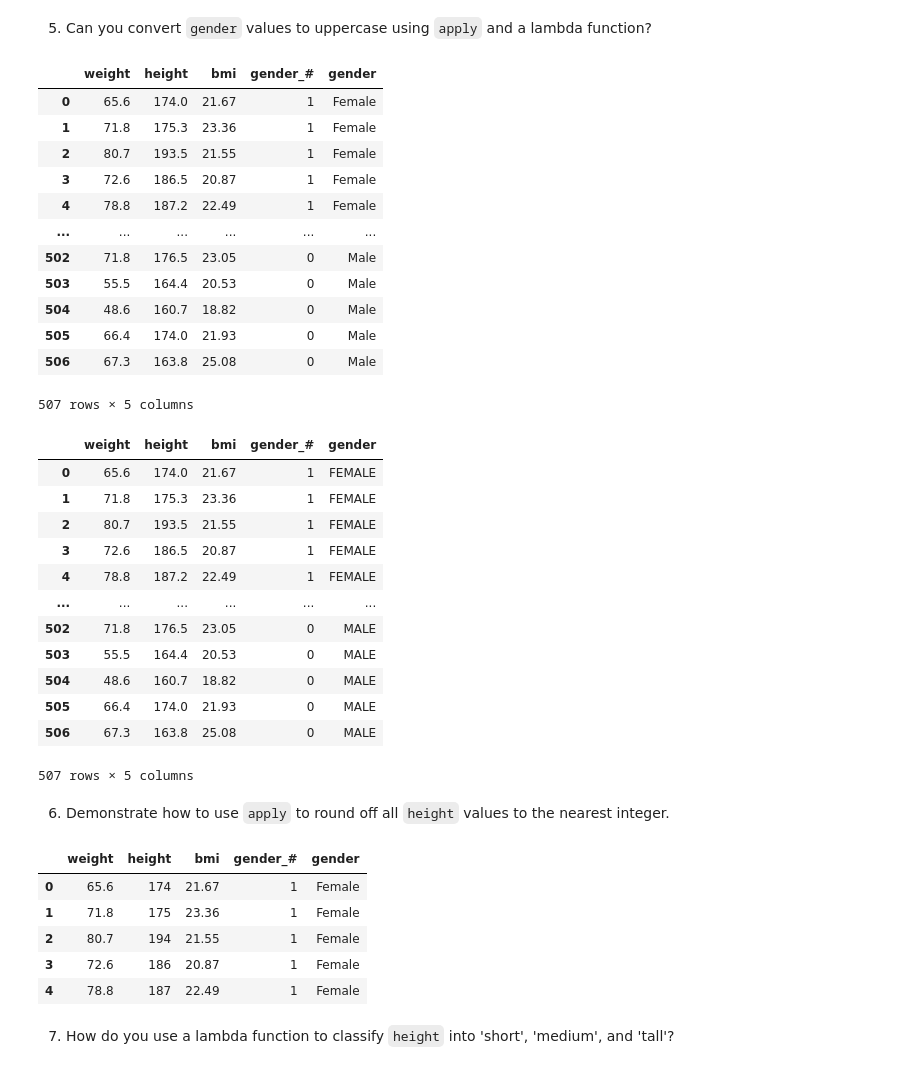
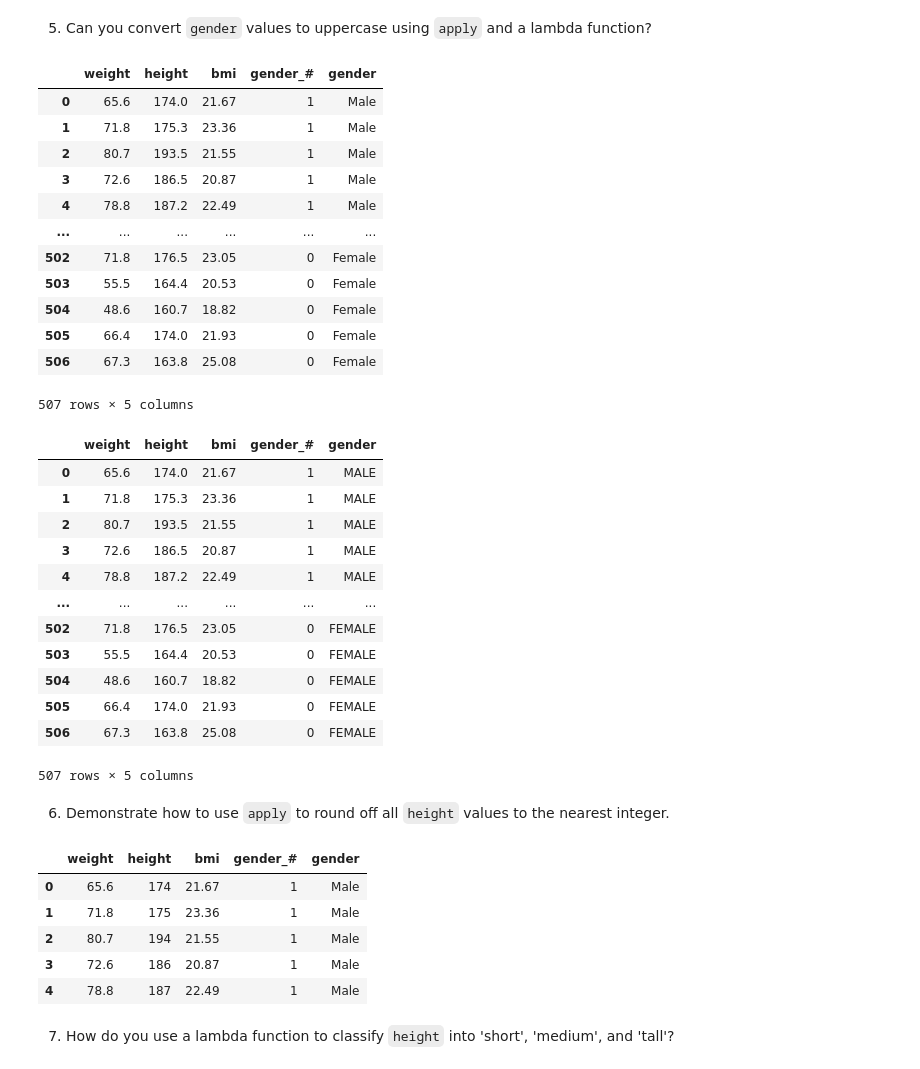
Before and after one commit to jordanriver/DScourse, a Jupyter notebook: Homework/week6_ex_apply_lambda_jordan.ipynb, the cells around one changed output. Cells and saved outputs as stored; diff of their text form; code cells hidden in the pictures.

Commit message:
Update #3 week6_ex_apply_lambda_jordan.ipynb 12.11.2023

```diff
--- a/Homework/week6_ex_apply_lambda_jordan.ipynb
+++ b/Homework/week6_ex_apply_lambda_jordan.ipynb
@@ -5,7 +5,7 @@ import numpy as np
 %reload_ext autoreload
 %autoreload 2
 # %%
-df = pd.read_csv('/workspaces/DScourse/CourseMaterials/Python_Pandas/data/health_data.csv')
+df = pd.read_csv('/workspaces/DScourse/CourseMaterials/Pandas/data/health_data.csv')
 # %% [markdown]
 # Meeting 6: `apply` and `lambda` Exercises
 
@@ -92,24 +92,24 @@ df.head()
 # %%
 # Reorder the columns of the dataframe and rename the gender column
 df.rename(columns={'gender': 'gender_#'}, inplace=True)
 df = df[['weight', 'height', 'bmi', 'gender_#']]
 
 # Add a gender column where 0 = male and 1 = female
-df['gender'] = df['gender_#'].apply(lambda x: 'Male' if x == 0 else 'Female')
+df['gender'] = df['gender_#'].apply(lambda x: 'Male' if x == 1 else 'Female')
 df
 # %% [output]
 |  | weight | height | bmi | gender_# | gender |
-| 0 | 65.6 | 174.0 | 21.67 | 1 | Female |
-| 1 | 71.8 | 175.3 | 23.36 | 1 | Female |
-| 2 | 80.7 | 193.5 | 21.55 | 1 | Female |
-| 3 | 72.6 | 186.5 | 20.87 | 1 | Female |
-| 4 | 78.8 | 187.2 | 22.49 | 1 | Female |
+| 0 | 65.6 | 174.0 | 21.67 | 1 | Male |
+| 1 | 71.8 | 175.3 | 23.36 | 1 | Male |
+| 2 | 80.7 | 193.5 | 21.55 | 1 | Male |
+| 3 | 72.6 | 186.5 | 20.87 | 1 | Male |
+| 4 | 78.8 | 187.2 | 22.49 | 1 | Male |
 | ... | ... | ... | ... | ... | ... |
-| 502 | 71.8 | 176.5 | 23.05 | 0 | Male |
-| 503 | 55.5 | 164.4 | 20.53 | 0 | Male |
-| 504 | 48.6 | 160.7 | 18.82 | 0 | Male |
-| 505 | 66.4 | 174.0 | 21.93 | 0 | Male |
-| 506 | 67.3 | 163.8 | 25.08 | 0 | Male |
+| 502 | 71.8 | 176.5 | 23.05 | 0 | Female |
+| 503 | 55.5 | 164.4 | 20.53 | 0 | Female |
+| 504 | 48.6 | 160.7 | 18.82 | 0 | Female |
+| 505 | 66.4 | 174.0 | 21.93 | 0 | Female |
+| 506 | 67.3 | 163.8 | 25.08 | 0 | Female |
 507 rows × 5 columns
 # %%
 df_upper = df.copy()
@@ -118,17 +118,17 @@ df_upper['gender'] = df_upper['gender'].apply(lambda x: x.upper())
 df_upper
 # %% [output]
 |  | weight | height | bmi | gender_# | gender |
-| 0 | 65.6 | 174.0 | 21.67 | 1 | FEMALE |
-| 1 | 71.8 | 175.3 | 23.36 | 1 | FEMALE |
-| 2 | 80.7 | 193.5 | 21.55 | 1 | FEMALE |
-| 3 | 72.6 | 186.5 | 20.87 | 1 | FEMALE |
-| 4 | 78.8 | 187.2 | 22.49 | 1 | FEMALE |
+| 0 | 65.6 | 174.0 | 21.67 | 1 | MALE |
+| 1 | 71.8 | 175.3 | 23.36 | 1 | MALE |
+| 2 | 80.7 | 193.5 | 21.55 | 1 | MALE |
+| 3 | 72.6 | 186.5 | 20.87 | 1 | MALE |
+| 4 | 78.8 | 187.2 | 22.49 | 1 | MALE |
 | ... | ... | ... | ... | ... | ... |
-| 502 | 71.8 | 176.5 | 23.05 | 0 | MALE |
-| 503 | 55.5 | 164.4 | 20.53 | 0 | MALE |
-| 504 | 48.6 | 160.7 | 18.82 | 0 | MALE |
-| 505 | 66.4 | 174.0 | 21.93 | 0 | MALE |
-| 506 | 67.3 | 163.8 | 25.08 | 0 | MALE |
+| 502 | 71.8 | 176.5 | 23.05 | 0 | FEMALE |
+| 503 | 55.5 | 164.4 | 20.53 | 0 | FEMALE |
+| 504 | 48.6 | 160.7 | 18.82 | 0 | FEMALE |
+| 505 | 66.4 | 174.0 | 21.93 | 0 | FEMALE |
+| 506 | 67.3 | 163.8 | 25.08 | 0 | FEMALE |
 507 rows × 5 columns
 # %% [markdown]
 6. Demonstrate how to use `apply` to round off all `height` values to the nearest integer.
@@ -139,11 +139,11 @@ df_height_rounded['height'] = df_height_rounded['height'].apply(lambda x: round(
 df_height_rounded.head()
 # %% [output]
 |  | weight | height | bmi | gender_# | gender |
-| 0 | 65.6 | 174 | 21.67 | 1 | Female |
-| 1 | 71.8 | 175 | 23.36 | 1 | Female |
-| 2 | 80.7 | 194 | 21.55 | 1 | Female |
-| 3 | 72.6 | 186 | 20.87 | 1 | Female |
-| 4 | 78.8 | 187 | 22.49 | 1 | Female |
+| 0 | 65.6 | 174 | 21.67 | 1 | Male |
+| 1 | 71.8 | 175 | 23.36 | 1 | Male |
+| 2 | 80.7 | 194 | 21.55 | 1 | Male |
+| 3 | 72.6 | 186 | 20.87 | 1 | Male |
+| 4 | 78.8 | 187 | 22.49 | 1 | Male |
 # %% [markdown]
 7. How do you use a lambda function to classify `height` into 'short', 'medium', and 'tall'?
 # %%
```
Also changed, not shown: parts of 24 cells of this notebook.
